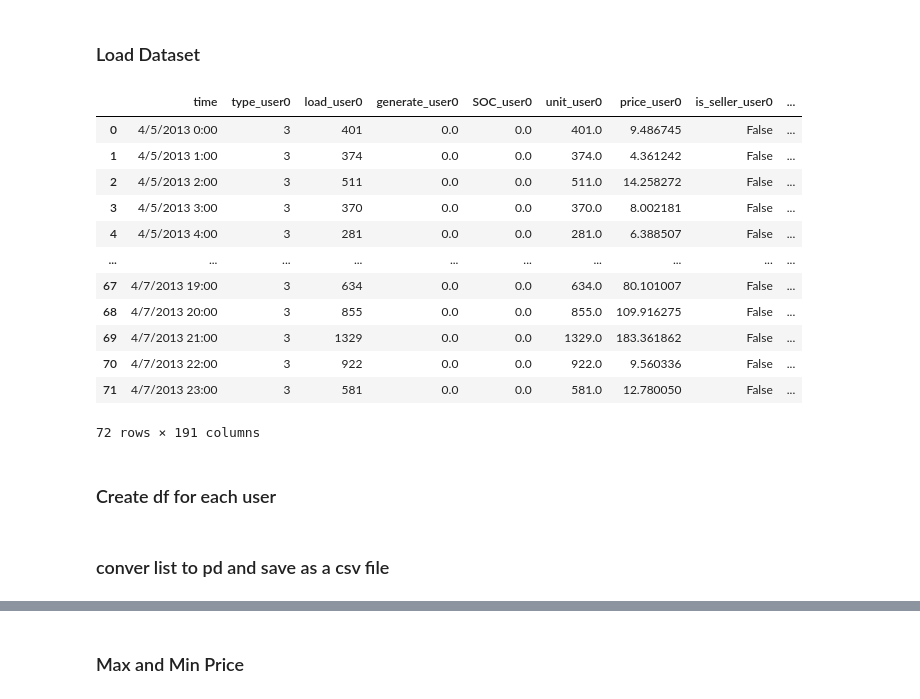
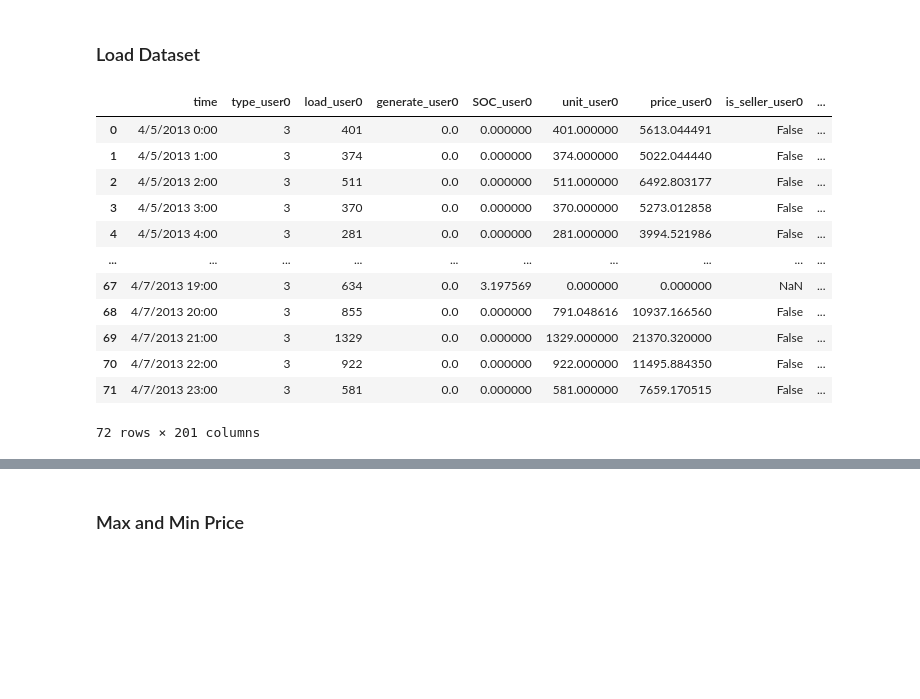
Before and after one commit to erfanara/pymarket-ng, a Jupyter notebook: test.ipynb, the cells around one changed output, grey strips where cells are left out. Cells and saved outputs as stored; diff of their text form; code cells hidden in the pictures; blank space fills up the shorter version.

```diff
--- a/test.ipynb
+++ b/test.ipynb
@@ -13,21 +15,19 @@ from typing import Callable, List, Type
 # %% [markdown]
 ### Load Dataset
 # %%
-df = pd.read_csv('final_df.csv')
-df
+raw_df = pd.read_csv('final_df (6).csv')
+raw_df
 # %% [output]
 |  | time | type_user0 | load_user0 | generate_user0 | SOC_user0 | unit_user0 | price_user0 | is_seller_user0 | ... |
-| 0 | 4/5/2013 0:00 | 3 | 401 | 0.0 | 0.0 | 401.0 | 9.486745 | False | ... |
-| 1 | 4/5/2013 1:00 | 3 | 374 | 0.0 | 0.0 | 374.0 | 4.361242 | False | ... |
-| 2 | 4/5/2013 2:00 | 3 | 511 | 0.0 | 0.0 | 511.0 | 14.258272 | False | ... |
-| 3 | 4/5/2013 3:00 | 3 | 370 | 0.0 | 0.0 | 370.0 | 8.002181 | False | ... |
-| 4 | 4/5/2013 4:00 | 3 | 281 | 0.0 | 0.0 | 281.0 | 6.388507 | False | ... |
+| 0 | 4/5/2013 0:00 | 3 | 401 | 0.0 | 0.000000 | 401.000000 | 5613.044491 | False | ... |
+| 1 | 4/5/2013 1:00 | 3 | 374 | 0.0 | 0.000000 | 374.000000 | 5022.044440 | False | ... |
+| 2 | 4/5/2013 2:00 | 3 | 511 | 0.0 | 0.000000 | 511.000000 | 6492.803177 | False | ... |
+| 3 | 4/5/2013 3:00 | 3 | 370 | 0.0 | 0.000000 | 370.000000 | 5273.012858 | False | ... |
+| 4 | 4/5/2013 4:00 | 3 | 281 | 0.0 | 0.000000 | 281.000000 | 3994.521986 | False | ... |
 | ... | ... | ... | ... | ... | ... | ... | ... | ... | ... |
-| 67 | 4/7/2013 19:00 | 3 | 634 | 0.0 | 0.0 | 634.0 | 80.101007 | False | ... |
-| 68 | 4/7/2013 20:00 | 3 | 855 | 0.0 | 0.0 | 855.0 | 109.916275 | False | ... |
-| 69 | 4/7/2013 21:00 | 3 | 1329 | 0.0 | 0.0 | 1329.0 | 183.361862 | False | ... |
-| 70 | 4/7/2013 22:00 | 3 | 922 | 0.0 | 0.0 | 922.0 | 9.560336 | False | ... |
-| 71 | 4/7/2013 23:00 | 3 | 581 | 0.0 | 0.0 | 581.0 | 12.780050 | False | ... |
+| 67 | 4/7/2013 19:00 | 3 | 634 | 0.0 | 3.197569 | 0.000000 | 0.000000 | NaN | ... |
+| 68 | 4/7/2013 20:00 | 3 | 855 | 0.0 | 0.000000 | 791.048616 | 10937.166560 | False | ... |
+| 69 | 4/7/2013 21:00 | 3 | 1329 | 0.0 | 0.000000 | 1329.000000 | 21370.320000 | False | ... |
+| 70 | 4/7/2013 22:00 | 3 | 922 | 0.0 | 0.000000 | 922.000000 | 11495.884350 | False | ... |
+| 71 | 4/7/2013 23:00 | 3 | 581 | 0.0 | 0.000000 | 581.000000 | 7659.170515 | False | ... |
-72 rows × 191 columns
+72 rows × 201 columns
-# %% [markdown]
-### Create df for each user
@@ -78,2 +33,0 @@ for i in range(0,28):
-# %% [markdown]
-### conver list to pd and save as a csv file
```
Also changed, not shown: parts of 32 cells of this notebook, 4 other files.
